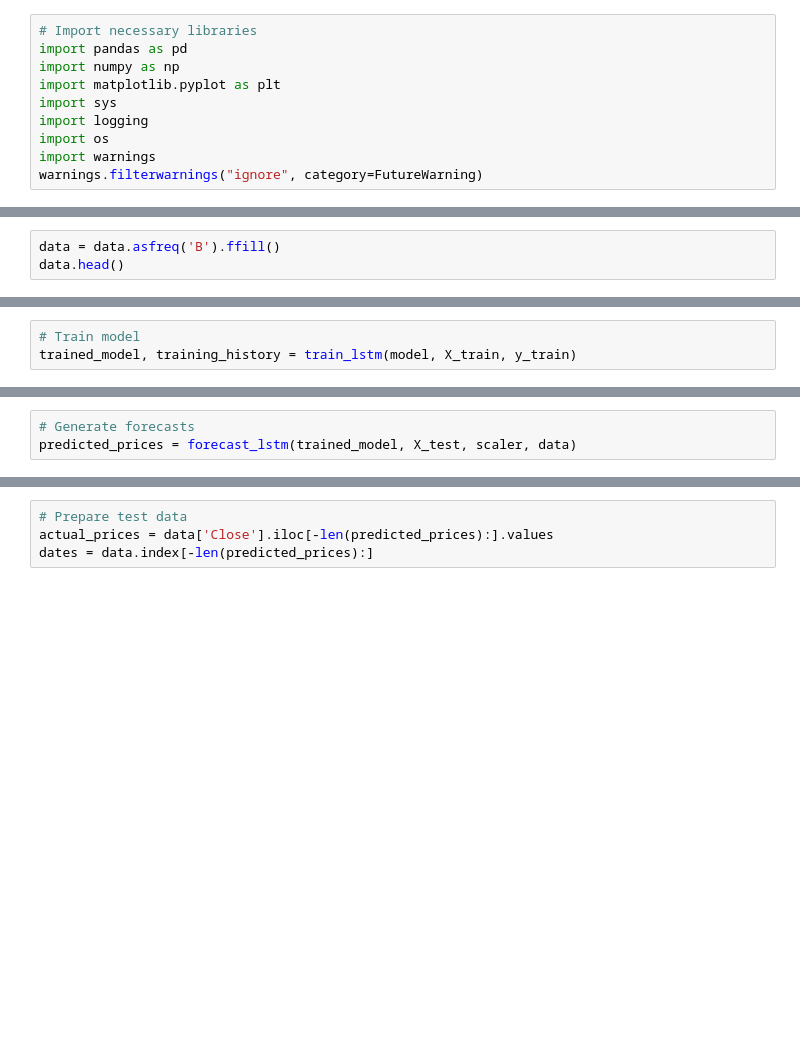
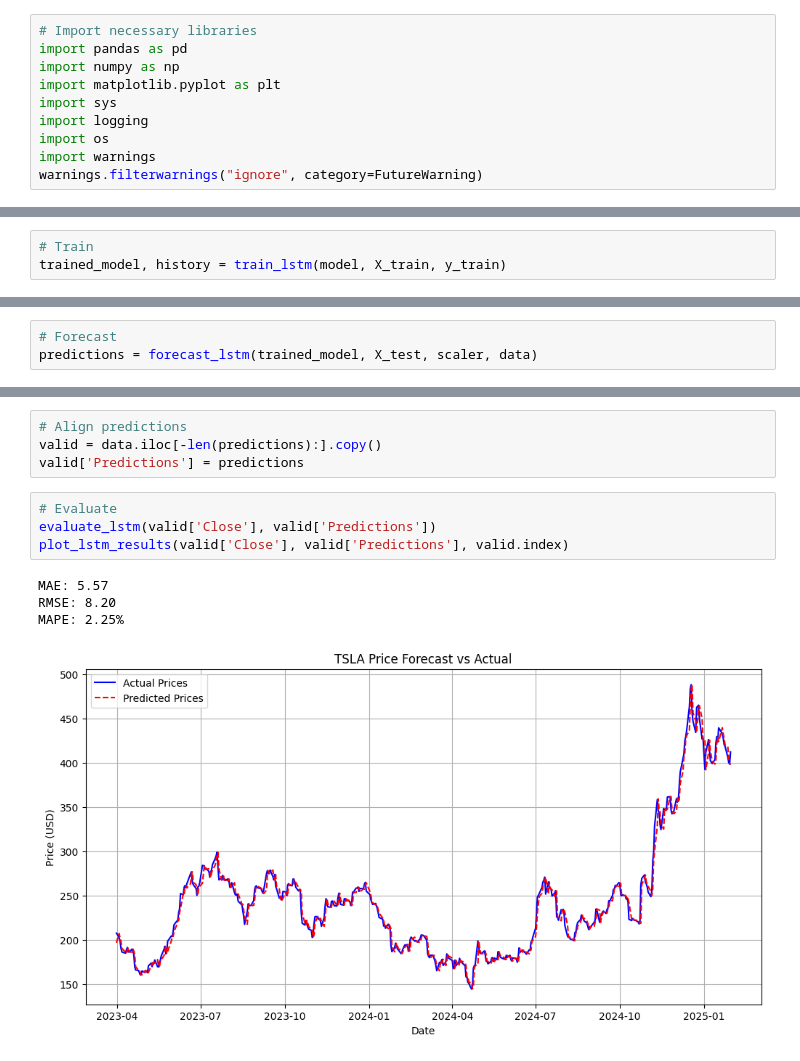
Before and after one commit to dagiteferi/TimeSeries-Portfolio-Optimization, a Jupyter notebook: notebooks/lstm.ipynb, the cells around one changed output, grey strips where cells are left out. Saved outputs shown, nothing was run; the diff lists cells and outputs as text; blank space fills up the shorter version.

```diff
--- a/notebooks/lstm.ipynb
+++ b/notebooks/lstm.ipynb
@@ -29,3 +17,0 @@ data = load_tsla_data('../data/TSLA_cleaned.csv')
-# %%
-data = data.asfreq('B').ffill()
-data.head()
@@ -80,4 +48,4 @@ None
 # %%
-# Train model
-trained_model, training_history = train_lstm(model, X_train, y_train)
+# Train
+trained_model, history = train_lstm(model, X_train, y_train)
 # %% [output]
@@ -103,3 +69,3 @@ KeyboardInterrupt:
 # %%
-# Generate forecasts
-predicted_prices = forecast_lstm(trained_model, X_test, scaler, data)
+# Forecast
+predictions = forecast_lstm(trained_model, X_test, scaler, data)
@@ -106,4 +87,13 @@ predicted_prices = forecast_lstm(trained_model, X_test, scaler, data)
-# %%
-# Prepare test data
-actual_prices = data['Close'].iloc[-len(predicted_prices):].values
-dates = data.index[-len(predicted_prices):]
+# %%
+# Align predictions
+valid = data.iloc[-len(predictions):].copy()
+valid['Predictions'] = predictions
+# %%
+# Evaluate
+evaluate_lstm(valid['Close'], valid['Predictions'])
+plot_lstm_results(valid['Close'], valid['Predictions'], valid.index)
+# %% [output]
+MAE: 5.57
+RMSE: 8.20
+MAPE: 2.25%
+[figure, added]
```
Also changed, not shown: parts of 9 cells of this notebook.
